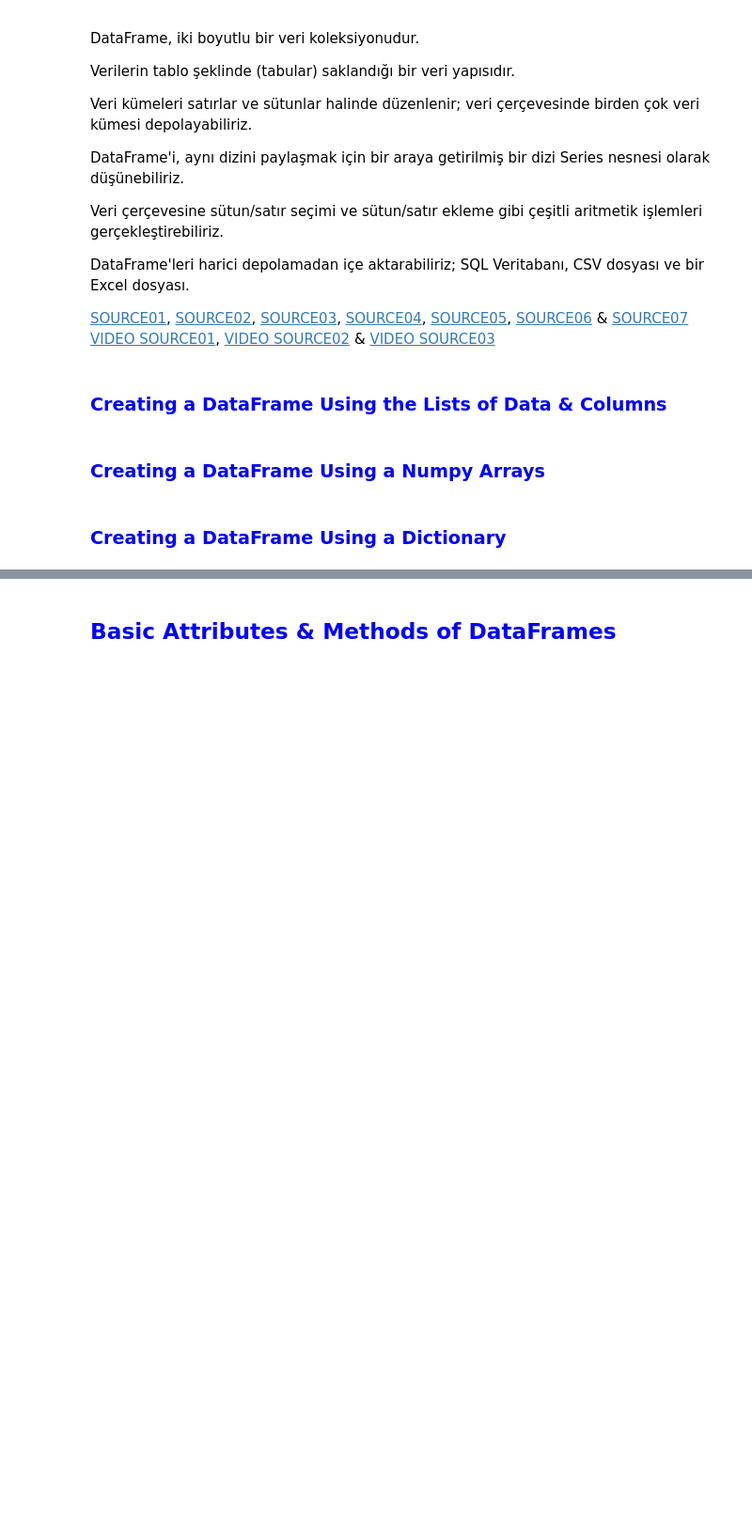
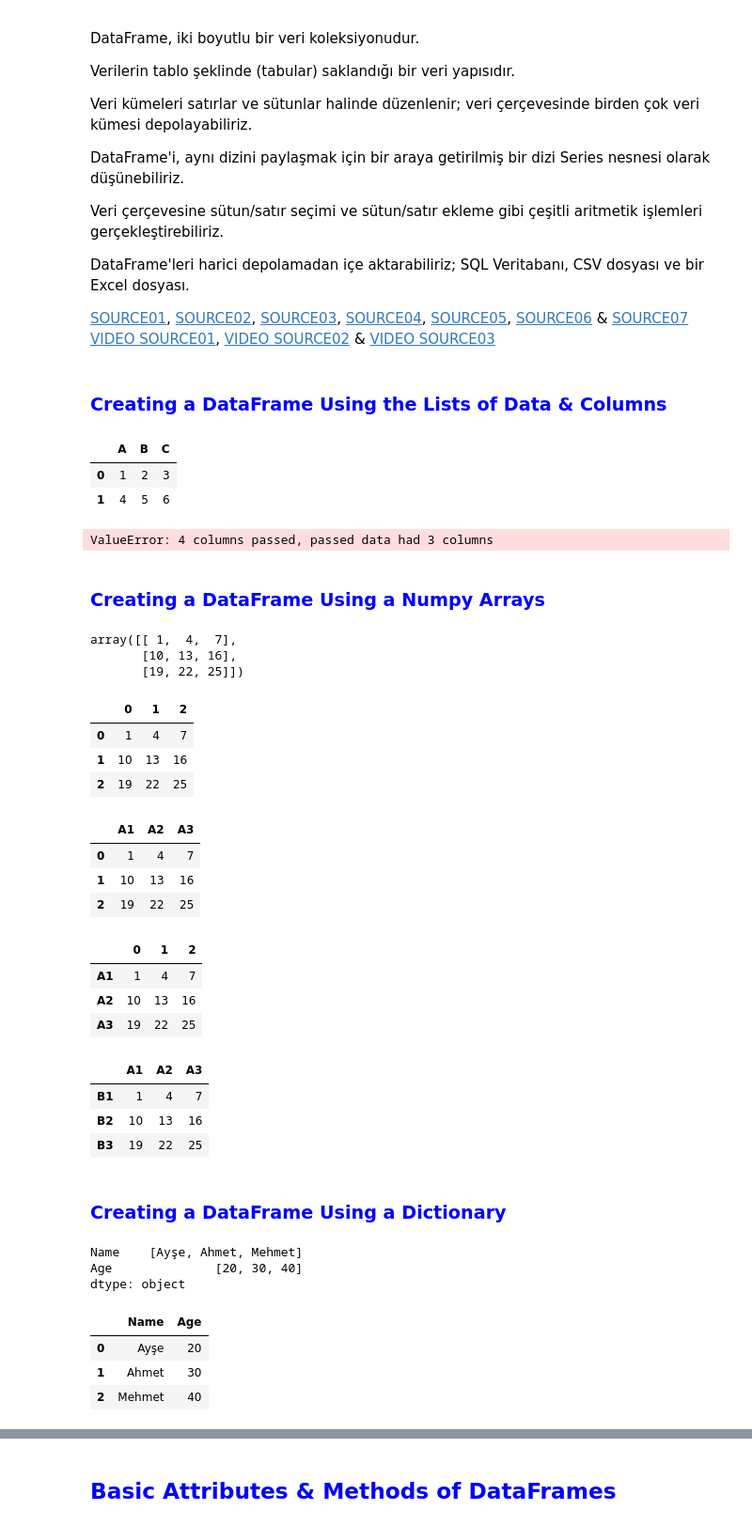
Before and after one commit to SerhanSubasi/B247-Pandas, a Jupyter notebook: Pandas_PreClass_2 (Series Methods & DataFrames) 15.03.24.ipynb, the cells around one changed output, grey strips where cells are left out. Shown: that part at 94% size. Cells and saved outputs as stored; diff of their text form; code cells hidden in the pictures; blank space fills up the shorter version.

```diff
--- a/Pandas_PreClass_2 (Series Methods & DataFrames) 15.03.24.ipynb
+++ b/Pandas_PreClass_2 (Series Methods & DataFrames) 15.03.24.ipynb
@@ -169,7 +169,63 @@ DataFrame'leri harici depolamadan içe aktarabiliriz; SQL Veritabanı, CSV dosya
 [VIDEO SOURCE03](https://towardsdatascience.com/pandas-dataframe-basics-3c16eb35c4f3)<br>
 # %% [markdown]
 ### <font color='blue'> <b>Creating a DataFrame Using the Lists of Data & Columns</b><font color='black'>
+# %%
+list_1 = [[1,2,3],[4,5,6]]
+column_name = ["A","B","C"]
+
+df = pd.DataFrame(data = list_1, columns=column_name)
+df
+# %% [output]
+|  | A | B | C |
+| 0 | 1 | 2 | 3 |
+| 1 | 4 | 5 | 6 |
+# %%
+list_1 = [[1,2,3],[4,5,6]]
+column_name = ["A","B","C","D"] #HATA. Sütun sayısı ile isim sayısı eşleşmelidir.
+
+df = pd.DataFrame(data = list_1, columns=column_name)
+df
+# %% [output]
+ValueError: 4 columns passed, passed data had 3 columns
 # %% [markdown]
 ### <font color='blue'> <b>Creating a DataFrame Using a Numpy Arrays</b><font color='black'>
+# %%
+arr1 = np.arange(1,27,3).reshape(3,3)
+arr1
+# %% [output]
+array([[ 1,  4,  7],
+       [10, 13, 16],
+       [19, 22, 25]])
+# %%
+df = pd.DataFrame(data = arr1) #data positional'dır yerine bir şey yazsak da yazmasak da ilk gördüğünü data olarak görür. Ama yazmak iyidir clean code.
+df
+# %% [output]
+|  | 0 | 1 | 2 |
+| 0 | 1 | 4 | 7 |
+| 1 | 10 | 13 | 16 |
+| 2 | 19 | 22 | 25 |
+# %%
+df = pd.DataFrame(data = arr1, columns= ["A1","A2","A3"])
+df
+# %% [output]
+|  | A1 | A2 | A3 |
+| 0 | 1 | 4 | 7 |
+| 1 | 10 | 13 | 16 |
+| 2 | 19 | 22 | 25 |
+# %%
+pd.DataFrame(arr1, ["A1","A2","A3"]) # TİKKAT TİKKAT! index 2. positional olduğu için column yazmazsak patates olabiliriz.
+# %% [output]
+|  | 0 | 1 | 2 |
+| A1 | 1 | 4 | 7 |
+| A2 | 10 | 13 | 16 |
+| A3 | 19 | 22 | 25 |
+# %%
+df = pd.DataFrame(data = arr1, columns= ["A1","A2","A3"], index = ["B1","B2","B3"])
+df
+# %% [output]
+|  | A1 | A2 | A3 |
+| B1 | 1 | 4 | 7 |
+| B2 | 10 | 13 | 16 |
+| B3 | 19 | 22 | 25 |
 # %% [markdown]
 ### <font color='blue'> <b>Creating a DataFrame Using a Dictionary</b><font color='black'>
@@ -175,0 +234,13 @@ DataFrame'leri harici depolamadan içe aktarabiliriz; SQL Veritabanı, CSV dosya
+# %%
+pd.Series(data) #Series'de keyleri index yerine koyar ama df'de keyleri sütun ismi olarak verir.
+# %% [output]
+Name    [Ayşe, Ahmet, Mehmet]
+Age              [20, 30, 40]
+dtype: object
+# %%
+pd.DataFrame(data = data) #parametre=argument
+# %% [output]
+|  | Name | Age |
+| 0 | Ayşe | 20 |
+| 1 | Ahmet | 30 |
+| 2 | Mehmet | 40 |
```
Also changed, not shown: parts of 29 cells of this notebook.
